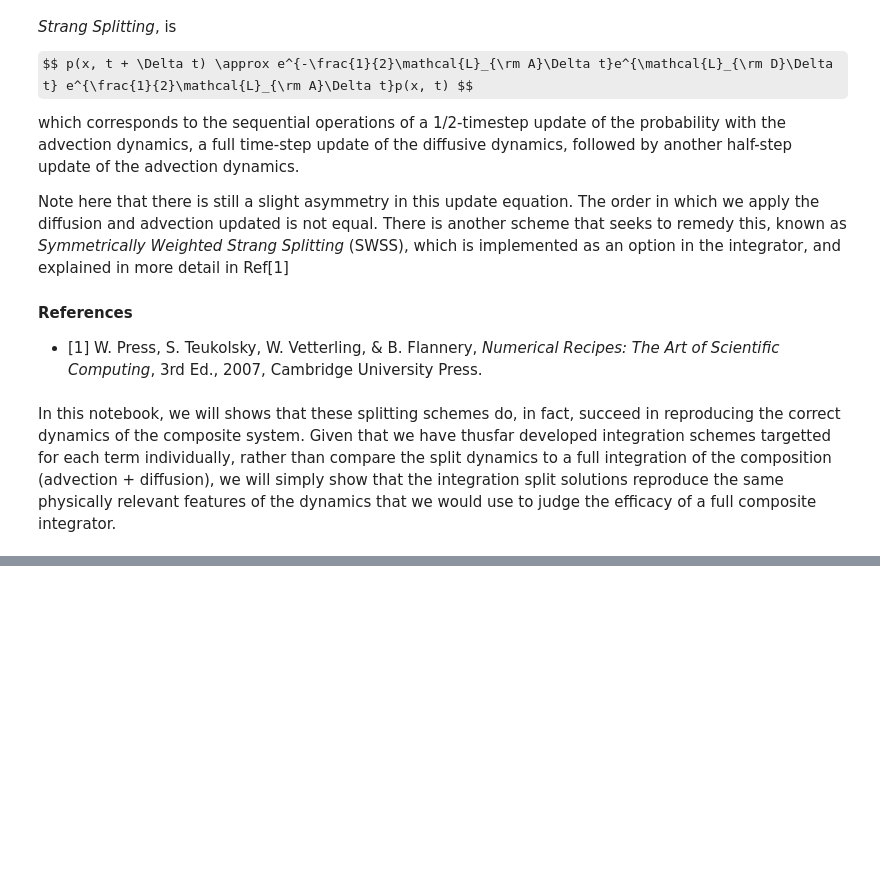
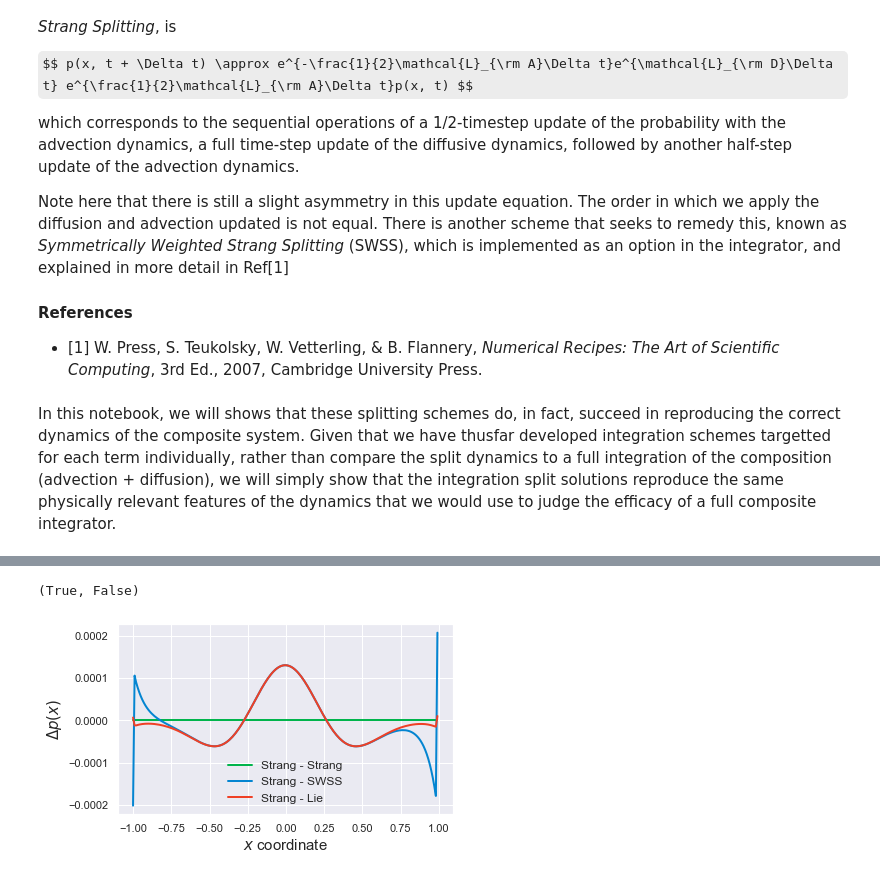
Before and after one commit to StevenJLarge/FokkerPlanck, a Jupyter notebook: notebooks/03-slarge-operator-splitting.ipynb, the cells around one changed output, grey strips where cells are left out. Drawn from its saved outputs; the diff is of its cells as text; code cells hidden in the pictures; some formulas as TeX source; blank space fills up the shorter version.

```diff
--- a/notebooks/03-slarge-operator-splitting.ipynb
+++ b/notebooks/03-slarge-operator-splitting.ipynb
@@ -90,0 +191,41 @@ from FPE.Integrator import FPE_Integrator_1D
+# %%
+fpe.initializeProbability(init_mean, init_var)
+fpe_split.initializeProbability(init_mean, init_var)
+
+fpe.splitMethod = "swss"
+
+# Strang splitting
+fpe.integrate_step(([1.0]), ff.constantForce)
+
+# Manual implementation
+fpe_split.advectionUpdate(([1.0]), ff.constantForce, fpe_split.dt)
+fpe_split.diffusionUpdate()
+prob_1 = fpe_split.prob.copy()
+
+fpe_split.prob = init_prob
+fpe_split.diffusionUpdate()
+fpe_split.advectionUpdate(([1.0]), ff.constantForce, fpe_split.dt)
+prob_2 = fpe_split.prob.copy()
+
+fpe_split.prob = 0.5 * (prob_1 + prob_2)
+# %%
+fpe_prob_swss = fpe.prob.copy()
+fpe_prob_swss_split = fpe_split.prob.copy()
+
+(fpe_prob_swss == fpe_prob_swss_split).all(), (fpe_prob_swss == init_prob).all()
+# %% [output]
+(True, False)
+# %%
+# And now we can compare the differences in all three splitting schemes
+fig, ax = plt.subplots(1, 1, figsize=(6, 3.5))
+
+ax.plot(fpe.xArray, fpe_prob_strang - fpe_prob_strang_split, linewidth=2.0, color=sns.xkcd_rgb["shamrock"], label="Strang - Strang")
+ax.plot(fpe.xArray, fpe_prob_strang - fpe_prob_lie, linewidth=2.0, color=sns.xkcd_rgb["cerulean"], label="Strang - SWSS")
+ax.plot(fpe.xArray, fpe_prob_strang - fpe_prob_swss, linewidth=2.0, color=sns.xkcd_rgb["tomato"], label="Strang - Lie")
+
+ax.legend(fontsize=12, frameon=False)
+ax.set_xlabel(r"$x$ coordinate", fontsize=15)
+ax.set_ylabel(r"$\Delta p(x)$", fontsize=15)
+plt.show()
+# %% [output]
+[figure, added]
```
Also changed, not shown: parts of 10 cells of this notebook, 3 other files.
